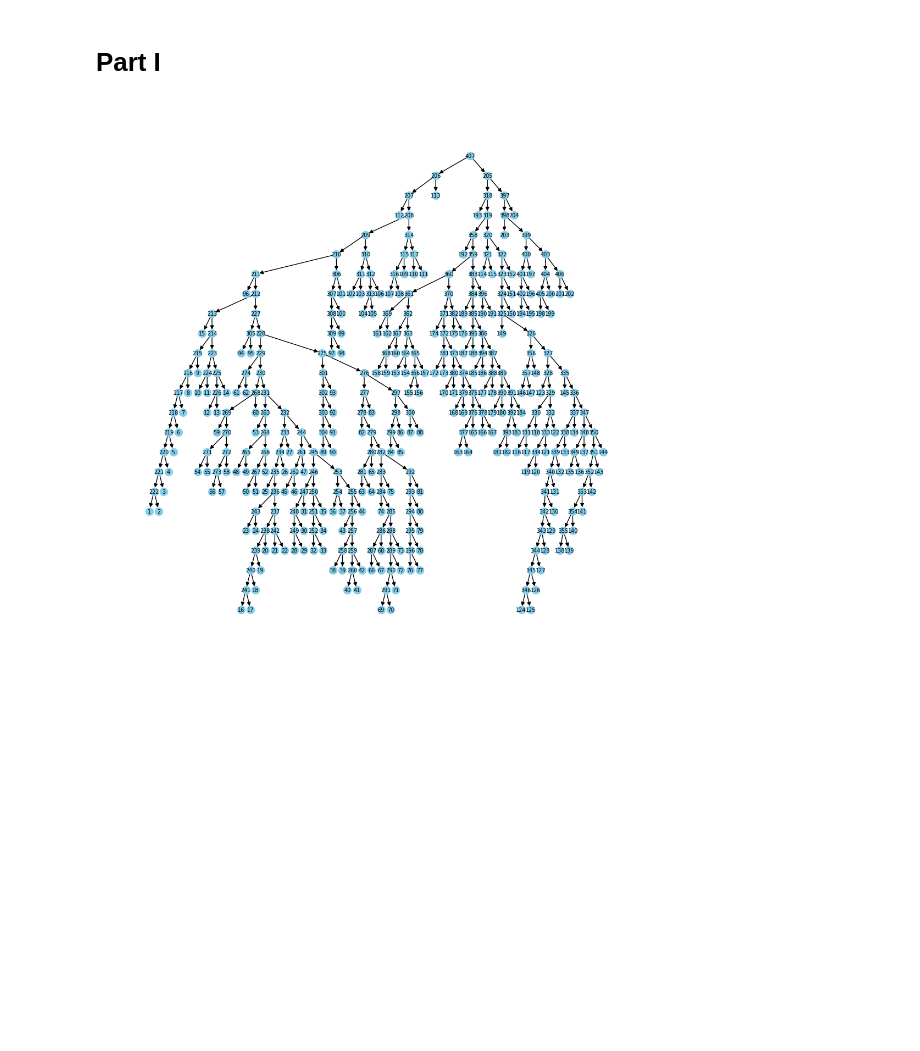
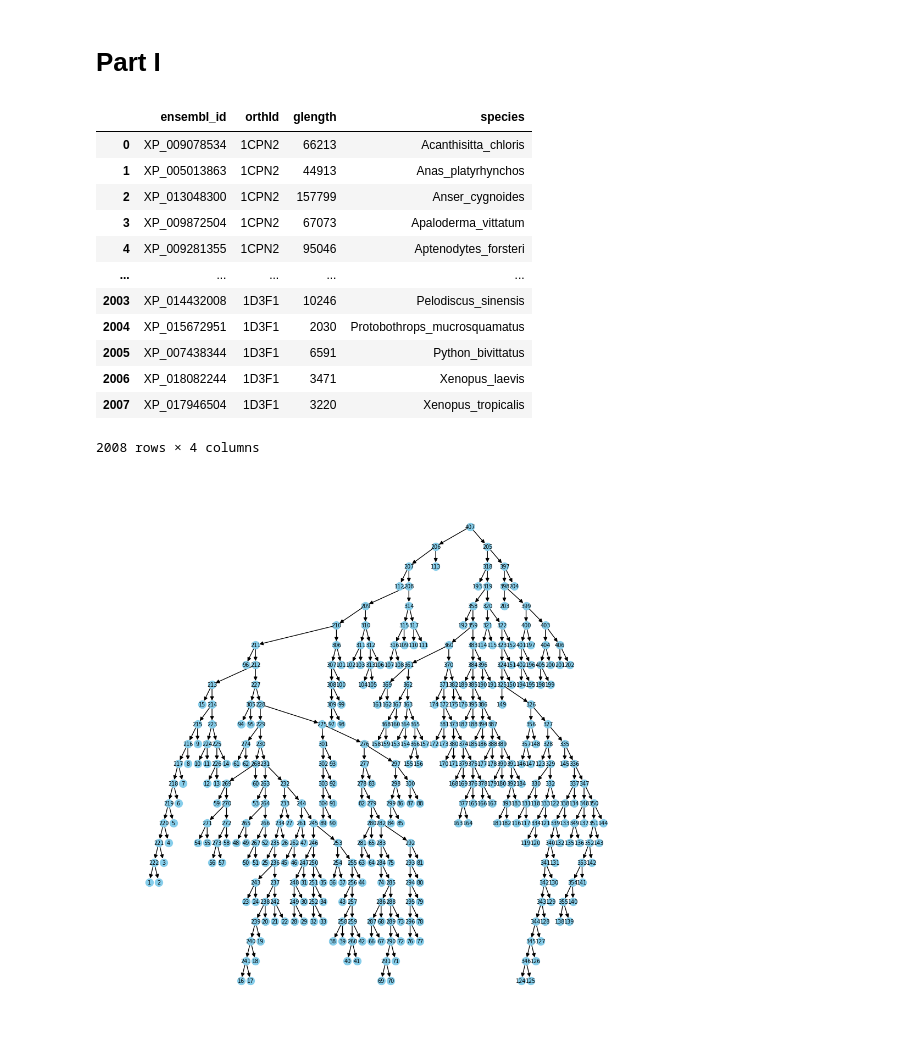
Before and after one commit to nygaardlarsen/ModCompExam, a Jupyter notebook: part1.ipynb, the cells around one changed output. Drawn from its saved outputs; the diff is of its cells as text; code cells hidden in the pictures; blank space fills up the shorter version.

```diff
--- a/part1.ipynb
+++ b/part1.ipynb
@@ -11,7 +11,22 @@ from sklearn.linear_model import LinearRegression
 # %%
 # Import the data
 tree = pd.read_csv('tree.csv')
 vert_genes = pd.read_csv('vert_genes.csv')
+vert_genes
+# %% [output]
+|  | ensembl_id | orthId | glength | species |
+| 0 | XP_009078534 | 1CPN2 | 66213 | Acanthisitta_chloris |
+| 1 | XP_005013863 | 1CPN2 | 44913 | Anas_platyrhynchos |
+| 2 | XP_013048300 | 1CPN2 | 157799 | Anser_cygnoides |
+| 3 | XP_009872504 | 1CPN2 | 67073 | Apaloderma_vittatum |
+| 4 | XP_009281355 | 1CPN2 | 95046 | Aptenodytes_forsteri |
+| ... | ... | ... | ... | ... |
+| 2003 | XP_014432008 | 1D3F1 | 10246 | Pelodiscus_sinensis |
+| 2004 | XP_015672951 | 1D3F1 | 2030 | Protobothrops_mucrosquamatus |
+| 2005 | XP_007438344 | 1D3F1 | 6591 | Python_bivittatus |
+| 2006 | XP_018082244 | 1D3F1 | 3471 | Xenopus_laevis |
+| 2007 | XP_017946504 | 1D3F1 | 3220 | Xenopus_tropicalis |
+2008 rows × 4 columns
 # %%
 # Create a directed graph
 G = nx.DiGraph()
```
Also changed, not shown: parts of 9 cells of this notebook.
